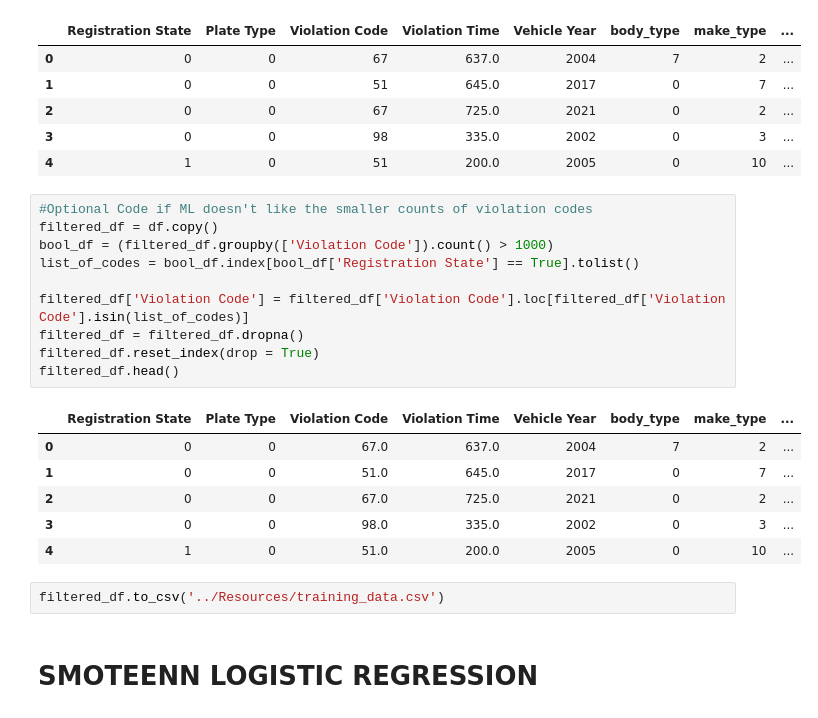
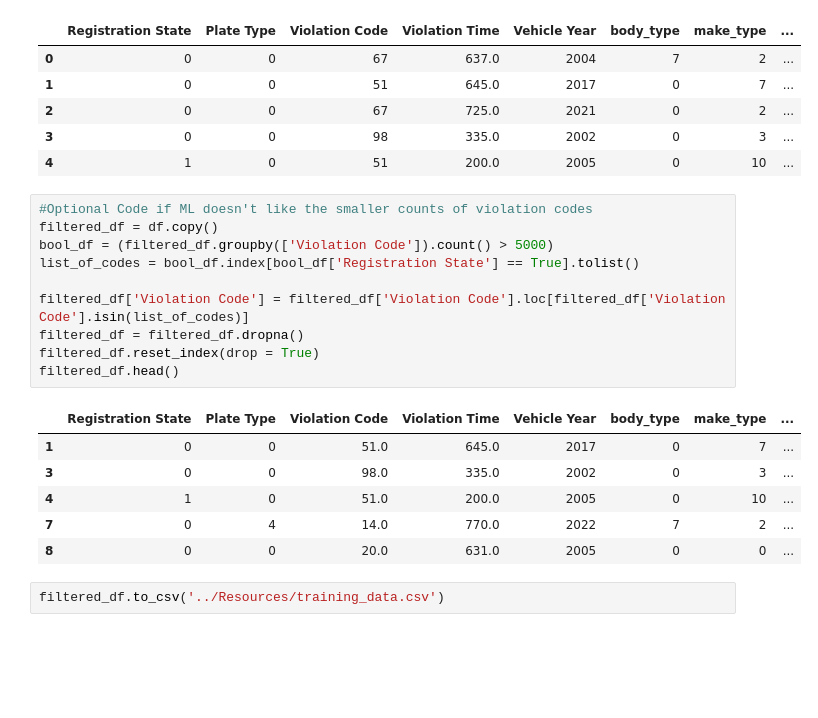
Before and after one commit to chojunhyun94/Parking_Violations_NYC, a Jupyter notebook: Notebooks/parking_violations_ml.ipynb, the cells around one changed output. Cells and saved outputs as stored; diff of their text form; blank space fills up the shorter version.

```diff
--- a/Notebooks/parking_violations_ml.ipynb
+++ b/Notebooks/parking_violations_ml.ipynb
@@ -304,21 +304,19 @@ df.head()
 # %%
 #Optional Code if ML doesn't like the smaller counts of violation codes
 filtered_df = df.copy()
-bool_df = (filtered_df.groupby(['Violation Code']).count() > 1000)
+bool_df = (filtered_df.groupby(['Violation Code']).count() > 5000)
 list_of_codes = bool_df.index[bool_df['Registration State'] == True].tolist()
 
 filtered_df['Violation Code'] = filtered_df['Violation Code'].loc[filtered_df['Violation Code'].isin(list_of_codes)]
 filtered_df = filtered_df.dropna()
 filtered_df.reset_index(drop = True)
 filtered_df.head()
 # %% [output]
 |  | Registration State | Plate Type | Violation Code | Violation Time | Vehicle Year | body_type | make_type | ... |
-| 0 | 0 | 0 | 67.0 | 637.0 | 2004 | 7 | 2 | ... |
 | 1 | 0 | 0 | 51.0 | 645.0 | 2017 | 0 | 7 | ... |
-| 2 | 0 | 0 | 67.0 | 725.0 | 2021 | 0 | 2 | ... |
 | 3 | 0 | 0 | 98.0 | 335.0 | 2002 | 0 | 3 | ... |
 | 4 | 1 | 0 | 51.0 | 200.0 | 2005 | 0 | 10 | ... |
+| 7 | 0 | 4 | 14.0 | 770.0 | 2022 | 7 | 2 | ... |
+| 8 | 0 | 0 | 20.0 | 631.0 | 2005 | 0 | 0 | ... |
 # %%
 filtered_df.to_csv('../Resources/training_data.csv')
-# %% [markdown]
-# SMOTEENN LOGISTIC REGRESSION
```
Also changed, not shown: parts of 16 cells of this notebook, 2 other files.
